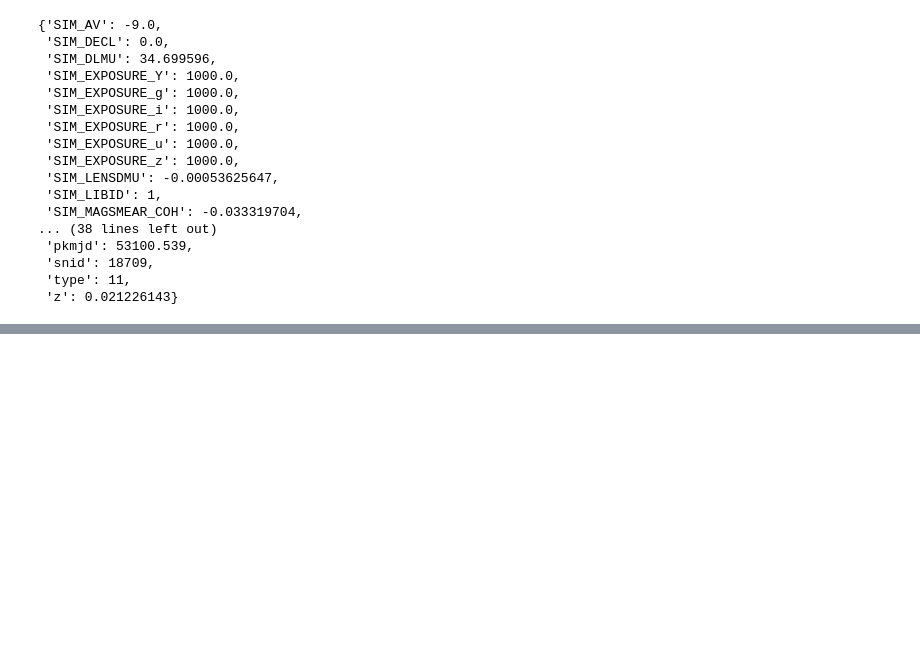
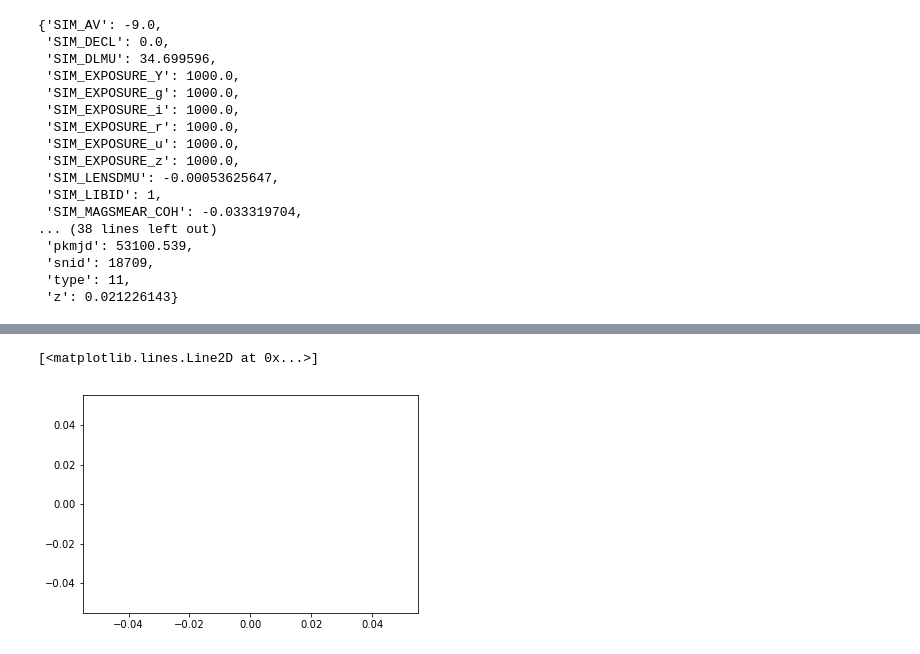
Before and after one commit to yoachim/19_Scratch, a Jupyter notebook: plasticc_try/tryia.ipynb, the cells around one changed output, grey strips where cells are left out. Drawn from its saved outputs; the diff is of its cells as text; code cells hidden in the pictures; blank space fills up the shorter version.

```diff
--- a/plasticc_try/tryia.ipynb
+++ b/plasticc_try/tryia.ipynb
@@ -75,0 +142,9 @@ lcs[objids[1]]['header']
+# %%
+# What happens if we try to get mags out side range?
+mjds = np.arange(5000, 5020, .25)
+filters = np.array(['g']*np.size(mjds))
+out_mags = plasticc2mags(lcs[objids[1]], mjds+500, filters, peak_time=5010)
+plt.plot(mjds, out_mags, 'g-')
+# %% [output]
+[<matplotlib.lines.Line2D at 0x...>]
+[figure, added]
```
Also changed, not shown: parts of 7 cells of this notebook.
